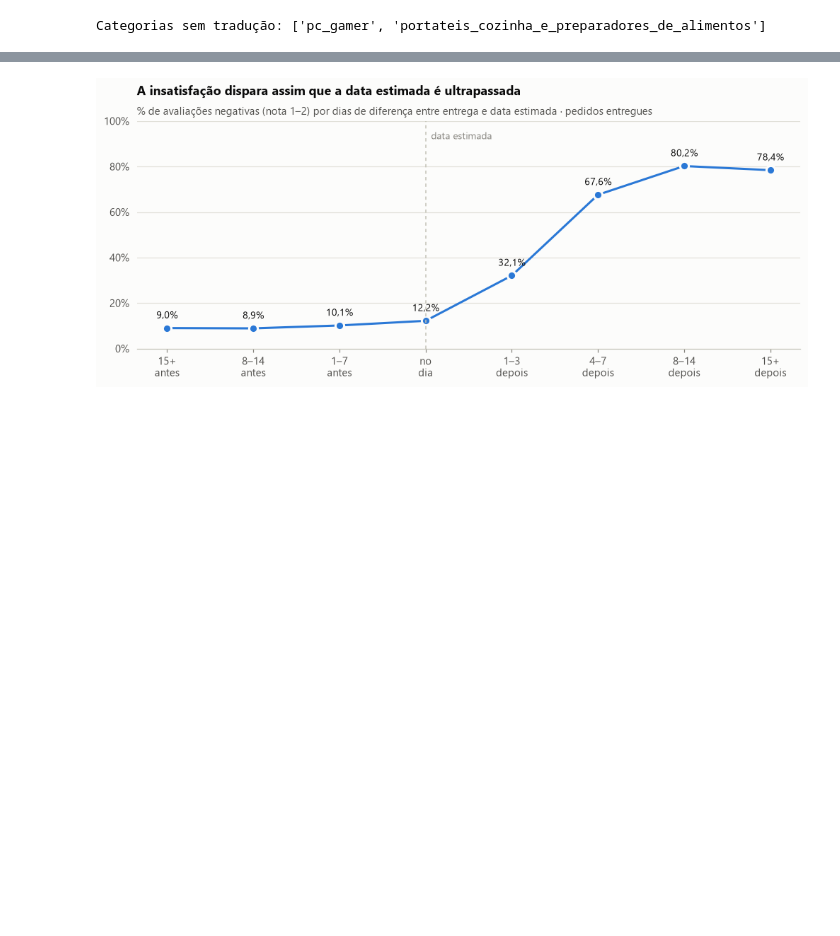
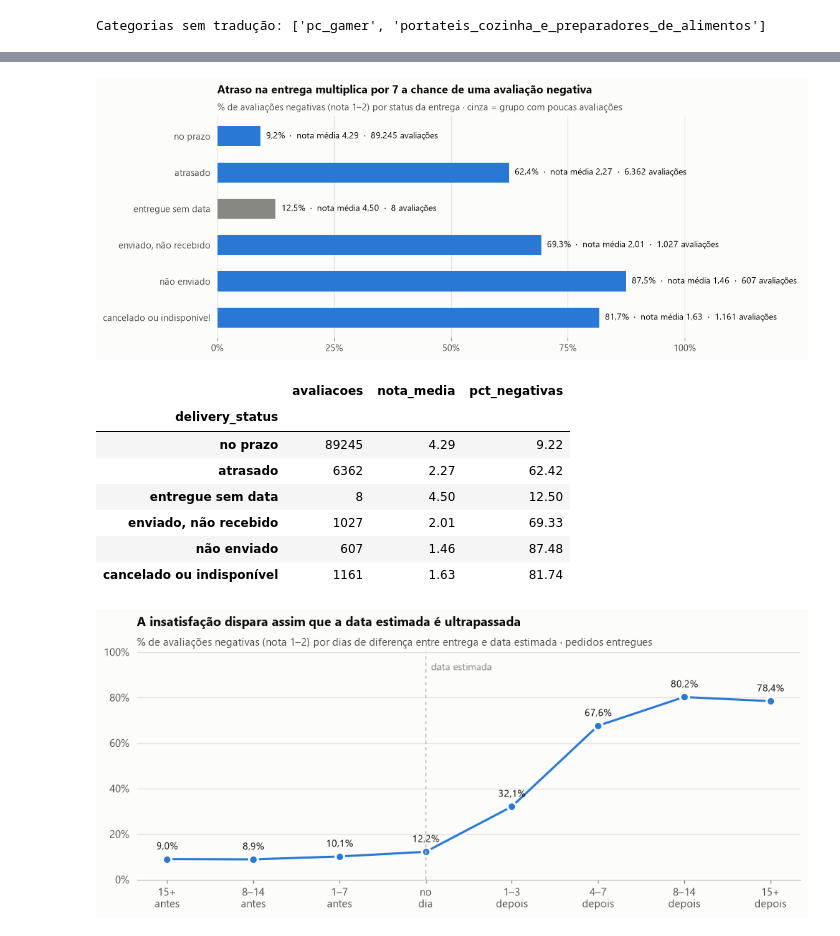
Before and after one commit to Dinaldorc/tech-challenge-fase4, a Jupyter notebook: notebooks/01_eda_avaliacoes.ipynb, the cells around one changed output, grey strips where cells are left out. Cells and saved outputs as stored; diff of their text form; code cells hidden in the pictures; blank space fills up the shorter version.

```diff
--- a/notebooks/01_eda_avaliacoes.ipynb
+++ b/notebooks/01_eda_avaliacoes.ipynb
@@ -533,3 +817,54 @@ delivery.assign(pct_negativas=delivery["pct_negativas"] * 100)
+# %%
+o = orders.copy()
+o["delay_days"] = (o["order_delivered_customer_date"].dt.normalize()
+                   - o["order_estimated_delivery_date"].dt.normalize()).dt.days
+# Pedidos sem data de entrega: o grupo depende de até onde o pedido avançou no fluxo (seção 8.1)
+NO_DATE_GROUP = {"delivered": "entregue sem data", "shipped": "enviado, não recebido",
+                 "created": "não enviado", "approved": "não enviado", "processing": "não enviado",
+                 "invoiced": "não enviado", "canceled": "cancelado ou indisponível",
+                 "unavailable": "cancelado ou indisponível"}
+o["delivery_status"] = o["order_status"].map(NO_DATE_GROUP)
+o.loc[o["delay_days"] <= 0, "delivery_status"] = "no prazo"
+o.loc[o["delay_days"] > 0, "delivery_status"] = "atrasado"
+DELIVERY_ORDER = ["no prazo", "atrasado", "entregue sem data", "enviado, não recebido",
+                  "não enviado", "cancelado ou indisponível"]
+
+rv = reviews.drop_duplicates("review_id").merge(o, on="order_id", how="left")
+rv["negativa"] = rv["review_score"] <= 2
+
+delivery = (rv.groupby("delivery_status")
+            .agg(avaliacoes=("review_id", "size"), nota_media=("review_score", "mean"),
+                 pct_negativas=("negativa", "mean"))
+            .reindex(DELIVERY_ORDER))
+
+fig, ax = plt.subplots(figsize=(11, 4.2))
+# "entregue sem data" tem só 8 avaliações: aparece em cinza, como referência, e não como padrão
+colors = [MUTED if s == "entregue sem data" else PRIMARY for s in delivery.index[::-1]]
+bars = ax.barh(delivery.index[::-1], delivery["pct_negativas"][::-1], height=0.55, color=colors)
+for bar, (status, row) in zip(bars, delivery[::-1].iterrows()):
+    label = (f"{pct(row['pct_negativas'], 1)}  ·  nota média {row['nota_media']:.2f}".replace(".", ",", 1)
+             + f"  ·  {num(row['avaliacoes'])} avaliações")
+    ax.annotate(label, (bar.get_width(), bar.get_y() + bar.get_height() / 2),
+                xytext=(6, 0), textcoords="offset points", va="center", color=INK, fontsize=9)
+ax.set_title("Atraso na entrega multiplica por 7 a chance de uma avaliação negativa")
+subtitle(ax, "% de avaliações negativas (nota 1–2) por status da entrega · cinza = grupo com poucas avaliações")
+ax.xaxis.set_major_formatter(mtick.PercentFormatter(1.0, decimals=0))
+ax.set_xlim(0, 1.25)
+ax.set_xticks([0, 0.25, 0.5, 0.75, 1])
+ax.grid(axis="y", visible=False); ax.grid(axis="x", visible=True)
+ax.spines["bottom"].set_visible(False)
+plt.show()
+delivery.assign(pct_negativas=delivery["pct_negativas"] * 100)
+# %% [output]
+[figure, added]
+|  | avaliacoes | nota_media | pct_negativas |
+| delivery_status |  |  |  |
+| no prazo | 89245 | 4.29 | 9.22 |
+| atrasado | 6362 | 2.27 | 62.42 |
+| entregue sem data | 8 | 4.50 | 12.50 |
+| enviado, não recebido | 1027 | 2.01 | 69.33 |
+| não enviado | 607 | 1.46 | 87.48 |
+| cancelado ou indisponível | 1161 | 1.63 | 81.74 |
 # %%
 delivered = rv.dropna(subset=["delay_days"]).copy()
 bins = [-1000, -15, -8, -1, 0, 3, 7, 14, 1000]
```
Also changed, not shown: parts of 37 cells of this notebook, 2 other files.
